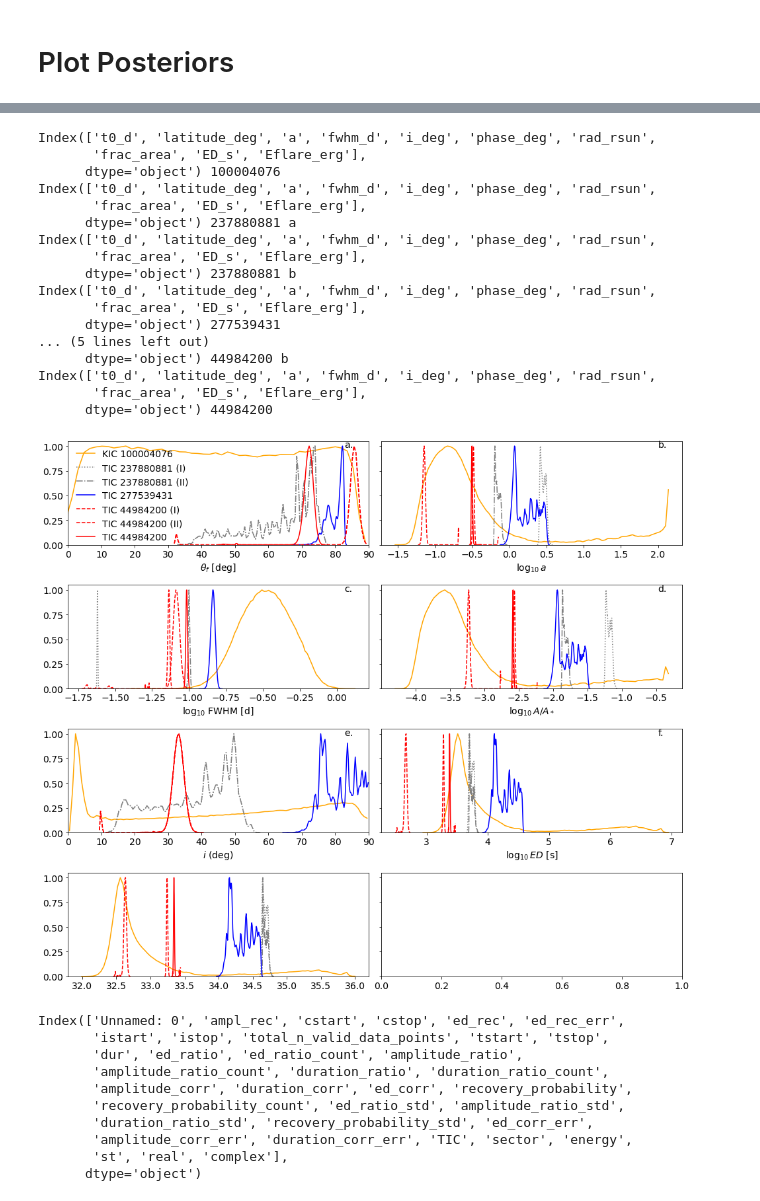
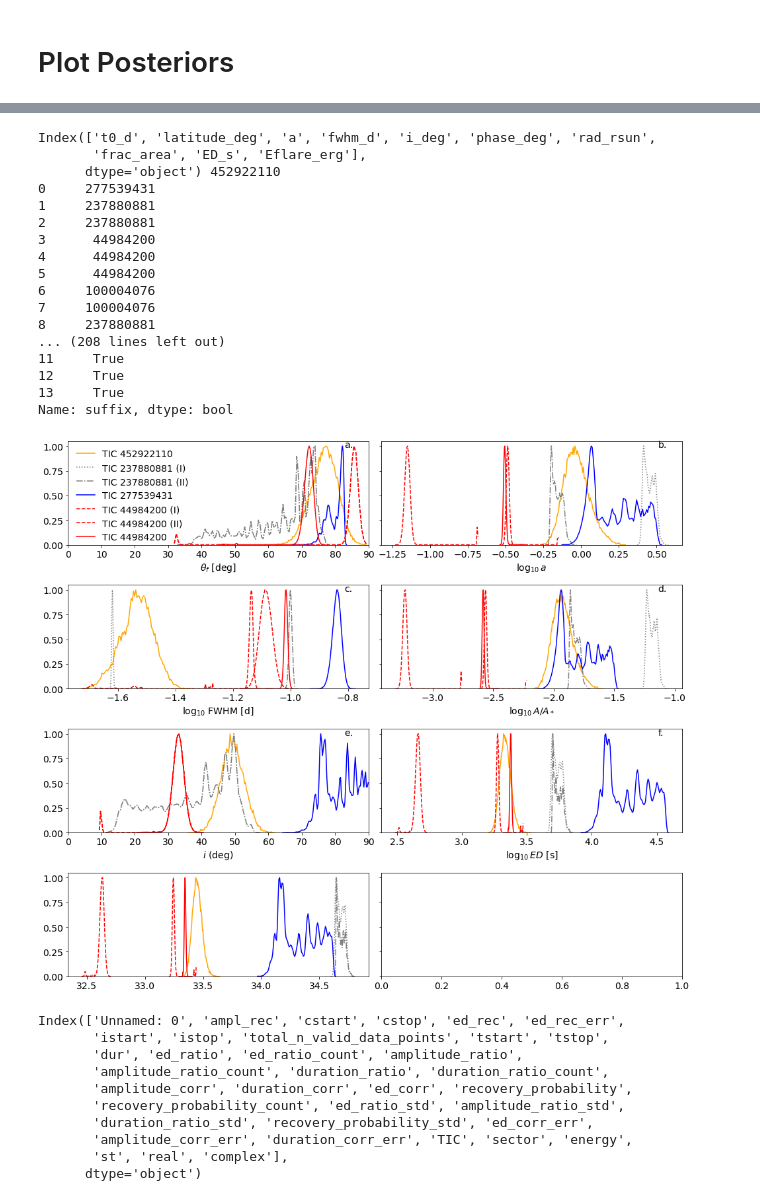
Before and after one commit to ekaterinailin/MalachiteMountains, a Jupyter notebook: analysis/notebooks/NB100_flare_latitudes_and_other_posteriors.ipynb, the cells around one changed output, grey strips where cells are left out. Saved outputs shown, nothing was run; the diff lists cells and outputs as text; code cells hidden in the pictures.

```diff
--- a/analysis/notebooks/NB100_flare_latitudes_and_other_posteriors.ipynb
+++ b/analysis/notebooks/NB100_flare_latitudes_and_other_posteriors.ipynb
@@ -57,6 +61,6 @@ Name: ID, dtype: object
 # %%
 # Datasets we analysed
-datasets = [(100004076, "", "03_10_2020_11_27"),
+datasets = [(452922110, "", "24_10_2020_18_50"),
             (237880881, "a", "03_10_2020_11_29"),
                  (237880881, "b", "03_10_2020_11_29"),
             (277539431, "", "03_10_2020_11_30"),
@@ -107,8 +111,8 @@ for dataset in range(7):
     if 'Unnamed: 0' in resultframe.columns:
         resultframe = resultframe.drop('Unnamed: 0', axis=1)
 
-    choose = (outs.ID == str(ID)) & (outs.suffix == suffix)
-#     print(outs.ID, ID, outs.suffix == suffix)
+    choose = (outs.ID == ID) & (outs.suffix == suffix)
+    print(outs.ID, ID, outs.suffix == suffix)
     color, linestyle = outs[choose].color.iloc[0], outs[choose].linestyle.iloc[0]
 
 
@@ -126,49 +130,49 @@ valout = [#("t0_d", r"$t_0$ (BJD)"),
           ("latitude_deg", r"$\theta_f$ [deg]"),
           ("a",r"$\log_{10}\,a$"),
           ("fwhm_d", r"$\log_{10}$ FWHM [d]"),
           #("phase_deg",r"$\phi_0$ (deg)"),
           #("rad_rsun", r"$\omega/2$ (deg)"),
           ("frac_area", r"$\log_{10}\,A/A_*$"),
           ("i_deg",r"$i$ (deg)"),
           ("ED_s", r"$\log_{10}\,ED$ [s]"),
           ("Eflare_erg",r"$\log_{10}\,E_{f}$ [erg]"),
           ]
 
 for ax, col, lab in zip(axes, valout, "abcdef"):
     colb, colp = col
     ax.set_xlabel(colp)
     ax.set_ylim(bottom=0)
 #     if colb in ["ED_s", "frac_area", "fwhm_d", "a"]:
 #         ax.set_xscale("log")
     if colb in ["latitude_deg", "i_deg"]:
         ax.set_xlim(0,90)
     if colb in ["latitude_deg", "i_deg"]:
         ax.set_xlim(0,90)
     ax.text(0.92, 0.92, f"{lab}.", horizontalalignment='left',fontsize=14,
                          verticalalignment='bottom', transform=ax.transAxes)
 axes[0].legend(loc=2, frameon=False)
 plt.tight_layout(w_pad=.6)
 
 # plt.savefig(f"{CWD}/analysis/plots/mcmc/all_together/{metatstamp}_posteriors.png",dpi=300)
 # %% [output]
 Index(['t0_d', 'latitude_deg', 'a', 'fwhm_d', 'i_deg', 'phase_deg', 'rad_rsun',
        'frac_area', 'ED_s', 'Eflare_erg'],
-      dtype='object') 100004076
-Index(['t0_d', 'latitude_deg', 'a', 'fwhm_d', 'i_deg', 'phase_deg', 'rad_rsun',
-       'frac_area', 'ED_s', 'Eflare_erg'],
-      dtype='object') 237880881 a
-Index(['t0_d', 'latitude_deg', 'a', 'fwhm_d', 'i_deg', 'phase_deg', 'rad_rsun',
-       'frac_area', 'ED_s', 'Eflare_erg'],
-      dtype='object') 237880881 b
-Index(['t0_d', 'latitude_deg', 'a', 'fwhm_d', 'i_deg', 'phase_deg', 'rad_rsun',
-       'frac_area', 'ED_s', 'Eflare_erg'],
-      dtype='object') 277539431
-... (5 lines left out)
-      dtype='object') 44984200 b
-Index(['t0_d', 'latitude_deg', 'a', 'fwhm_d', 'i_deg', 'phase_deg', 'rad_rsun',
-       'frac_area', 'ED_s', 'Eflare_erg'],
-      dtype='object') 44984200
+      dtype='object') 452922110
+0     277539431
+1     237880881
+2     237880881
+3      44984200
+4      44984200
+5      44984200
+6     100004076
+7     100004076
+8     237880881
+... (208 lines left out)
+11     True
+12     True
+13     True
+Name: suffix, dtype: bool
-[figure, old version]
+[figure, new version]
 # %%
 dvalout = dict(valout)
 # %%
```
Also changed, not shown: parts of 1 cell of this notebook, 7 other files.
